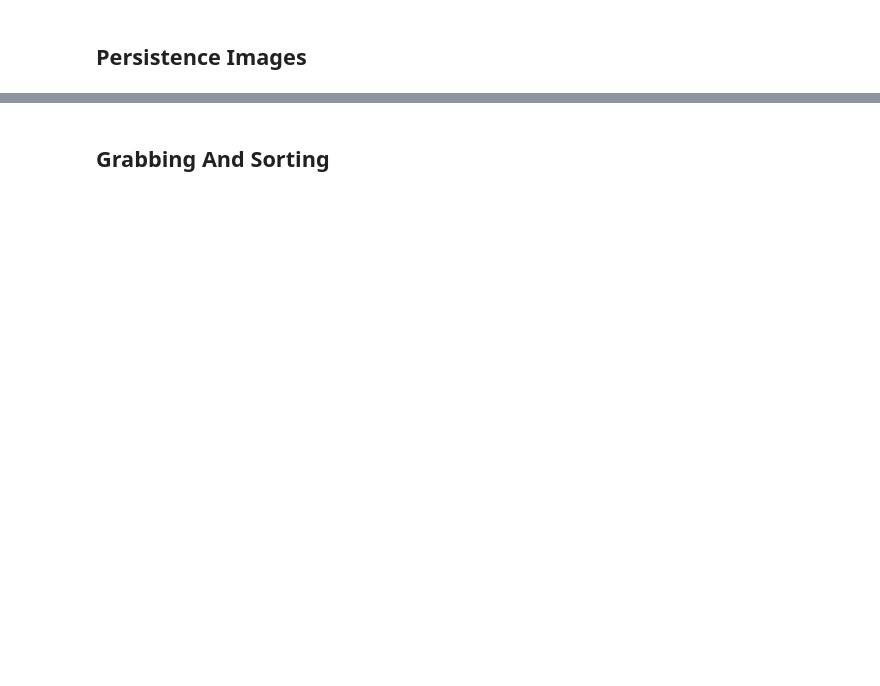
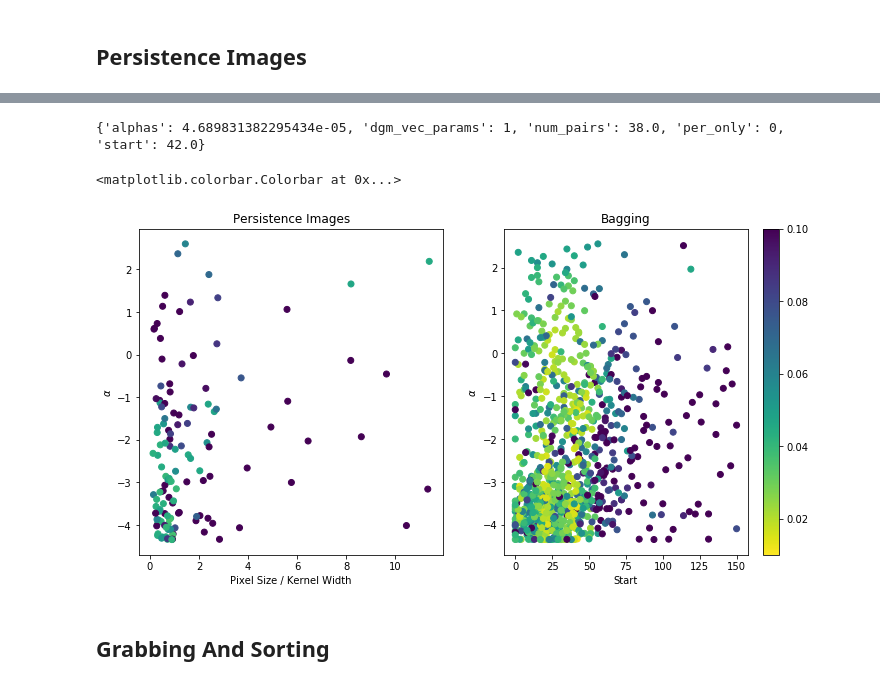
Before and after one commit to ctralie/BoneTissue, a Jupyter notebook: HyperoptExperiments.ipynb, the cells around one changed output, grey strips where cells are left out. Saved outputs shown, nothing was run; the diff lists cells and outputs as text; code cells hidden in the pictures; blank space fills up the shorter version.

Commit message:
Finished figure showing clamped ranges for ridge regression on persistence images

```diff
--- a/HyperoptExperiments.ipynb
+++ b/HyperoptExperiments.ipynb
@@ -100,3 +173,53 @@ best = fmin(fn=objective,
+# %%
+print(best)
+# %% [output]
+{'alphas': 4.689831382295434e-05, 'dgm_vec_params': 1, 'num_pairs': 38.0, 'per_only': 0, 'start': 42.0}
+# %%
+import scipy.io as sio
+
+## Plot alpha vs pixel size
+
+# Columns of loss, ridge alpha, pixel size, kernel width
+YPI = []
+
+# Columns of loss, ridge alpha, start, num_pairs, per_only
+YBag = []
+
+for i, f in enumerate(bayes_trials):
+    y = [f['result']['loss'], np.log10(f['result']['params']['estimator_params']['kwargs']['ridge__alpha'])]
+    dparams = f['result']['params']['dgm_vec_params']['kwargs']
+    if 'num_pairs' in dparams:
+        y.append(dparams['start'])
+        y.append(dparams['num_pairs'])
+        y.append(int(dparams['per_only']))
+        YBag.append(y)
+    else:
+        y.append(dparams['pixel_size'])
+        y.append(dparams['kernel_params']['sigma'])
+        YPI.append(y)
+YPI = np.array(YPI)
+YBag = np.array(YBag)
+
+sio.savemat("Full_Search.mat", {"best":0.012, "YPI":YPI, "YBag":YBag})
+vmin = 0.01 #np.min(Y[:, 0])
+vmax = 0.1 #p.max(Y[:, 0])
+
+
+plt.figure(figsize=(12, 6))
+plt.subplot(121)
+plt.scatter(YPI[:, 2]/YPI[:, 3], YPI[:, 1], c=YPI[:, 0], cmap='viridis_r', vmin=vmin, vmax=vmax)
+plt.xlabel("Pixel Size / Kernel Width")
+plt.ylabel("$\\alpha$")
+plt.title("Persistence Images")
+plt.subplot(122)
+plt.scatter(YBag[:, 2], YBag[:, 1], c=YBag[:, 0], cmap='viridis_r', vmin=vmin, vmax=vmax)
+plt.xlabel("Start")
+plt.ylabel("$\\alpha$")
+plt.title("Bagging")
+plt.colorbar()
+# %% [output]
+<matplotlib.colorbar.Colorbar at 0x...>
+[figure, added]
 # %% [markdown]
 ## Grabbing And Sorting
 # %%
```
Also changed, not shown: parts of 2 cells of this notebook, 3 other files.
